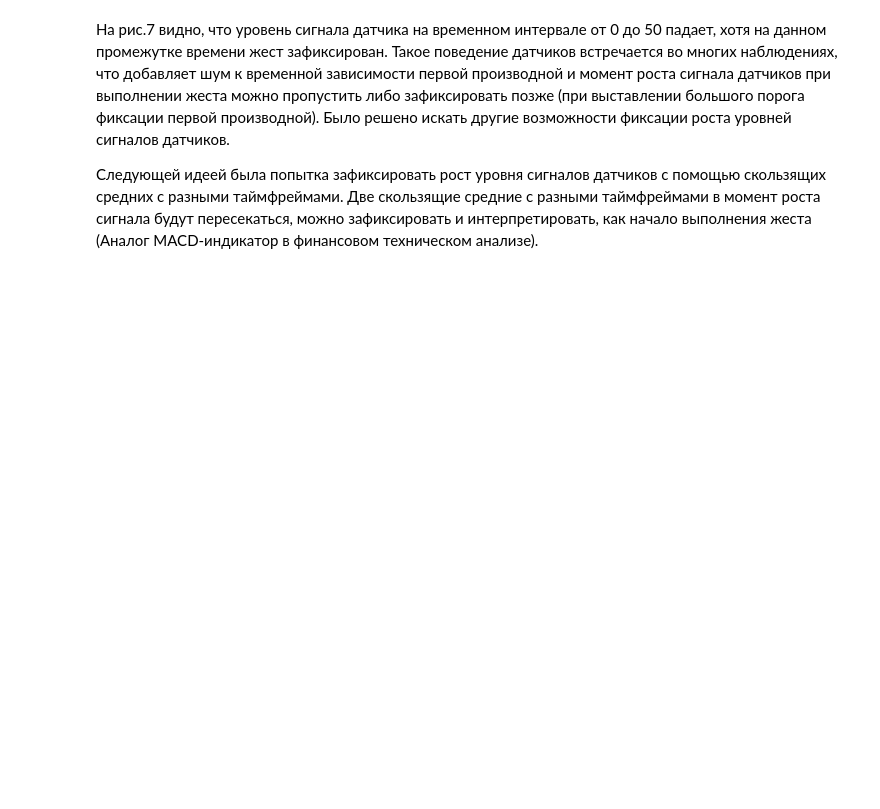
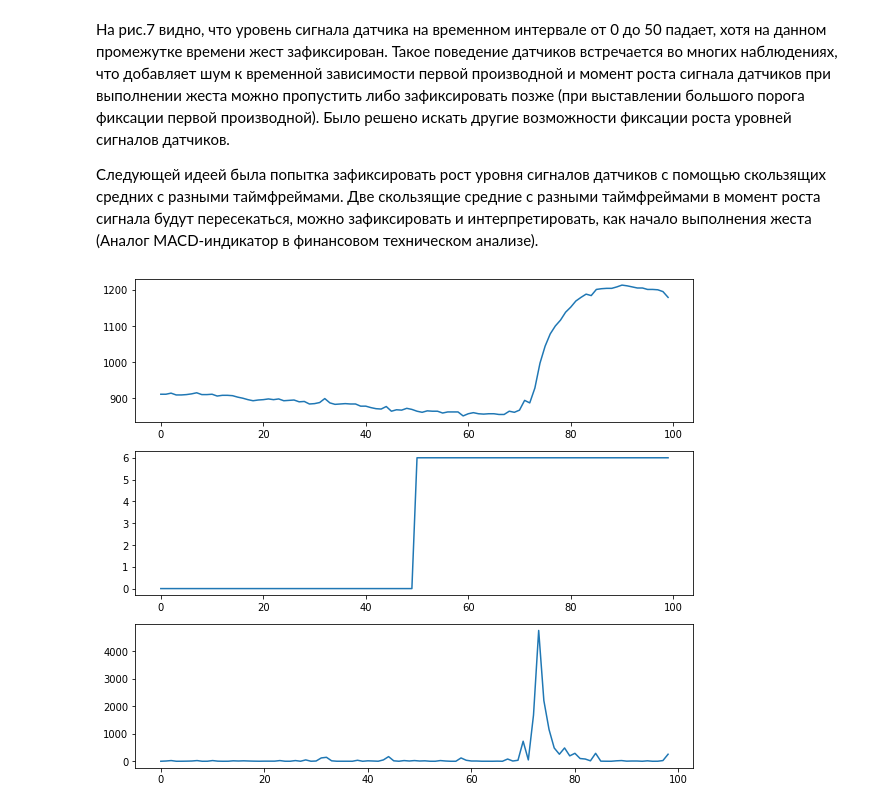
Before and after one commit to Alex1iv/Motorica_2, a Jupyter notebook: 1_Motorica_sprint2.ipynb, the cells around one changed output. Drawn from its saved outputs; the diff is of its cells as text; code cells hidden in the pictures; blank space fills up the shorter version.

```diff
--- a/1_Motorica_sprint2.ipynb
+++ b/1_Motorica_sprint2.ipynb
@@ -221,3 +293,19 @@ plt.show()
 На рис.7 видно, что уровень сигнала датчика на временном интервале от 0 до 50 падает, хотя на данном промежутке времени жест зафиксирован. Такое поведение датчиков встречается во многих наблюдениях, что добавляет шум к временной зависимости первой производной и момент роста сигнала датчиков при выполнении жеста можно пропустить либо зафиксировать позже (при выставлении большого порога фиксации первой производной). Было решено искать другие возможности фиксации роста уровней сигналов датчиков.
 
 Следующей идеей была попытка зафиксировать рост уровня сигналов датчиков с помощью скользящих средних с разными таймфреймами. Две скользящие средние с разными таймфреймами в момент роста сигнала будут пересекаться, можно зафиксировать и интерпретировать, как начало выполнения жеста (Аналог MACD-индикатор в финансовом техническом анализе).
+# %%
+# Анализируем датчик 8 для рассматриваемого наблюдения 2
+time_stp = 0 # начальный интервал времени можно сдвинуть
+sensor = 8
+k=2
+df0_T = pd.DataFrame(data = X_train[k], index = range(X_train.shape[1]), columns = range(X_train.shape[2])).T
+df_T_50 = df0_T.iloc[time_stp:]
+y_k_50 = y_k[range(time_stp,100)]
+f, (ax1, ax2, ax3) = plt.subplots(3, 1, figsize = (10, 9))
+ax1.plot(list(df_T_50.index), df_T_50[sensor].values)
+
+ax2.plot(list(y_k_50.columns), y_k_50.loc['class'].values)
+ax3.plot(list(range(len(np.diff(df_T_50[sensor], 1)))), np.power(np.diff(df_T_50[sensor],1),2))
+plt.show()
+# %% [output]
+[figure, added]
```
Also changed, not shown: parts of 15 cells of this notebook, 11 other files.
